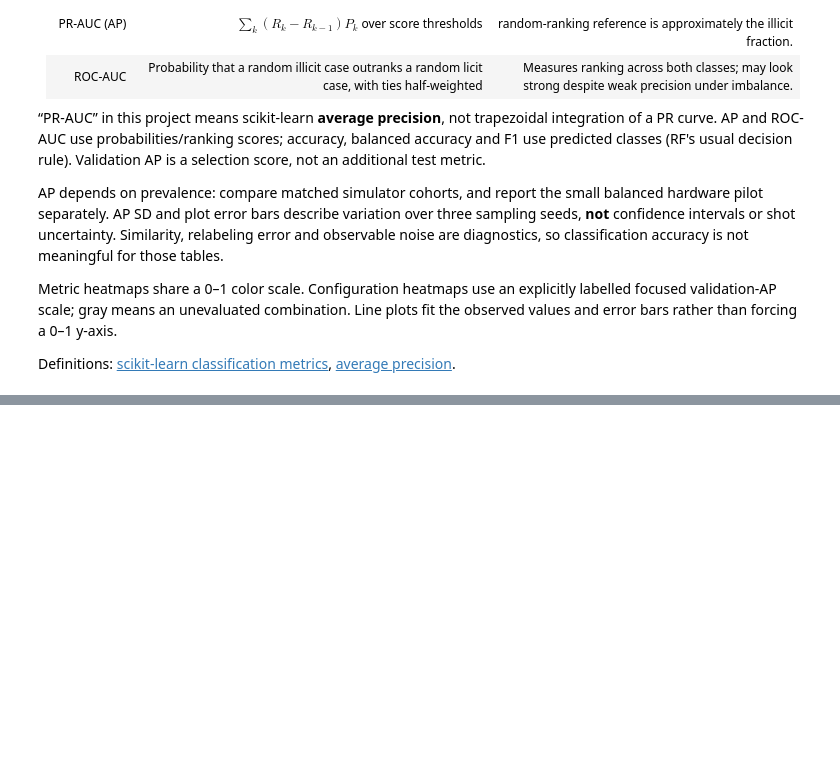
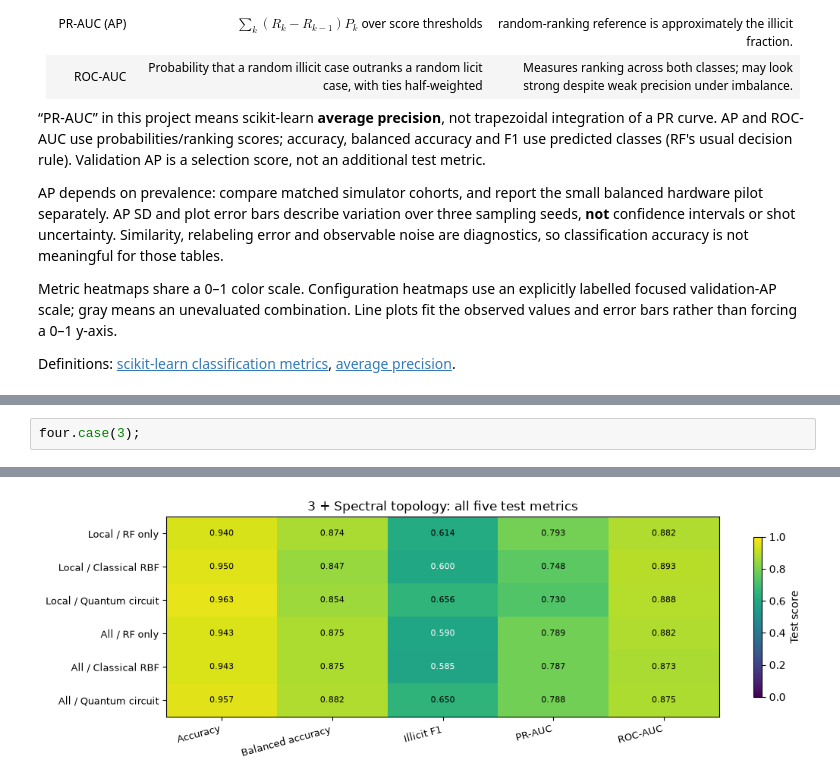
Before and after one commit to gigileungyingchi/q-ripple-elliptic, a Jupyter notebook: experiment_flow.ipynb, the cells around one changed output, grey strips where cells are left out. Cells and saved outputs as stored; diff of their text form; blank space fills up the shorter version.

```diff
--- a/experiment_flow.ipynb
+++ b/experiment_flow.ipynb
@@ -360,0 +116,3 @@ flow.summary()
+# %%
+four.case(3);
+# %% [output]
@@ -360,0 +126 @@ flow.summary()
+[figure, added]
```
Also changed, not shown: parts of 44 cells of this notebook, 39 other files.
